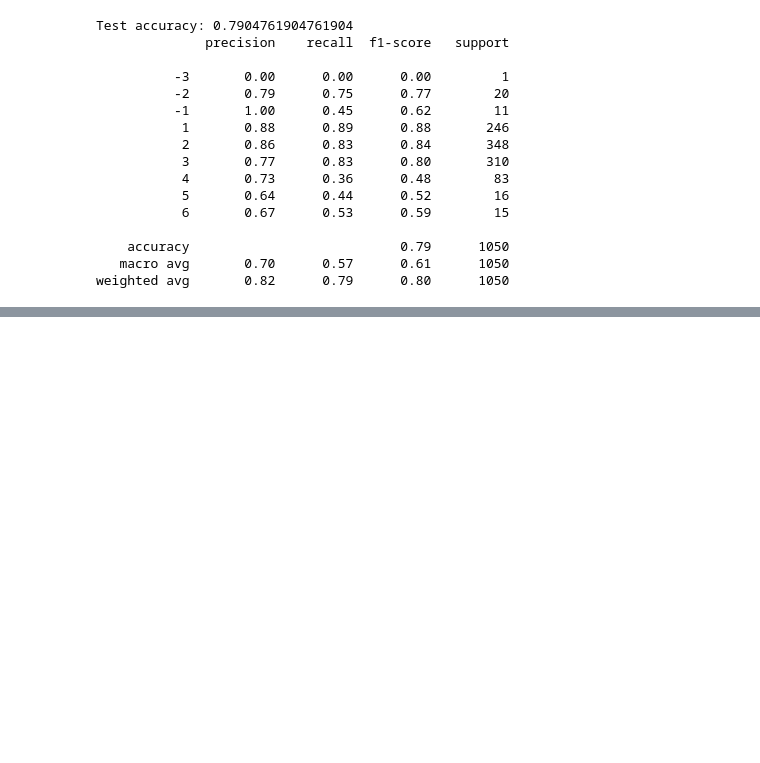
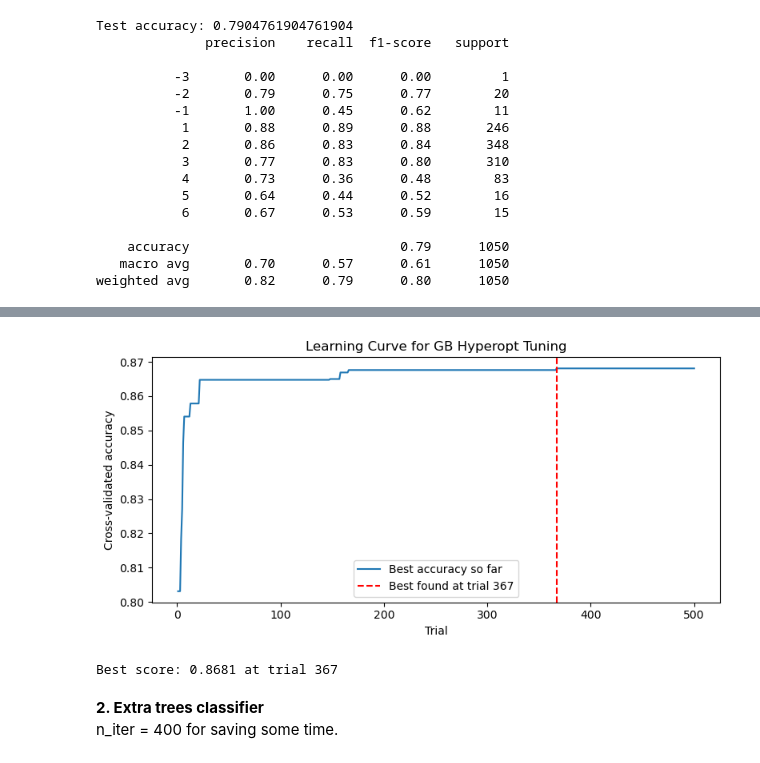
Before and after one commit to submerged-in-matrix/materials-ml-projects-, a Jupyter notebook: Projects/P_5_Oxidation_State_Assignment/P_5_Oxidation_State_Assignment.ipynb, the cells around one changed output, grey strips where cells are left out. Saved outputs shown, nothing was run; the diff lists cells and outputs as text; code cells hidden in the pictures; blank space fills up the shorter version.

```diff
--- a/Projects/P_5_Oxidation_State_Assignment/P_5_Oxidation_State_Assignment.ipynb
+++ b/Projects/P_5_Oxidation_State_Assignment/P_5_Oxidation_State_Assignment.ipynb
@@ -1361,0 +1607,32 @@ weighted avg       0.82      0.79      0.80      1050
+# %%
+import matplotlib.pyplot as plt
+import numpy as np
+
+# Extract losses (negative accuracy, so best is min(loss))
+losses = [-t['result']['loss'] for t in trials.trials]  # Assuming 'trials' is your GB Trials object
+
+# Cumulative best (max so far)
+cummax = np.maximum.accumulate(losses)
+
+# Trial when best found
+best_trial_idx = np.argmax(losses)
+best_trial_score = losses[best_trial_idx]
+
+# Plot learning curve
+plt.figure(figsize=(8,4))
+plt.plot(range(1, len(cummax)+1), cummax, label='Best accuracy so far')
+plt.xlabel('Trial')
+plt.ylabel('Cross-validated accuracy')
+plt.title('Learning Curve for GB Hyperopt Tuning')
+plt.axvline(best_trial_idx+1, color='r', linestyle='--', label=f'Best found at trial {best_trial_idx+1}')
+plt.legend()
+plt.tight_layout()
+plt.show()
+
+print(f"Best score: {best_trial_score:.4f} at trial {best_trial_idx+1}")
+# %% [output]
+[figure, added]
+Best score: 0.8681 at trial 367
+# %% [markdown]
+**2. Extra trees classifier**
+n_iter = 400 for saving some time.
```
Also changed, not shown: parts of 18 cells of this notebook, 5 other files.
